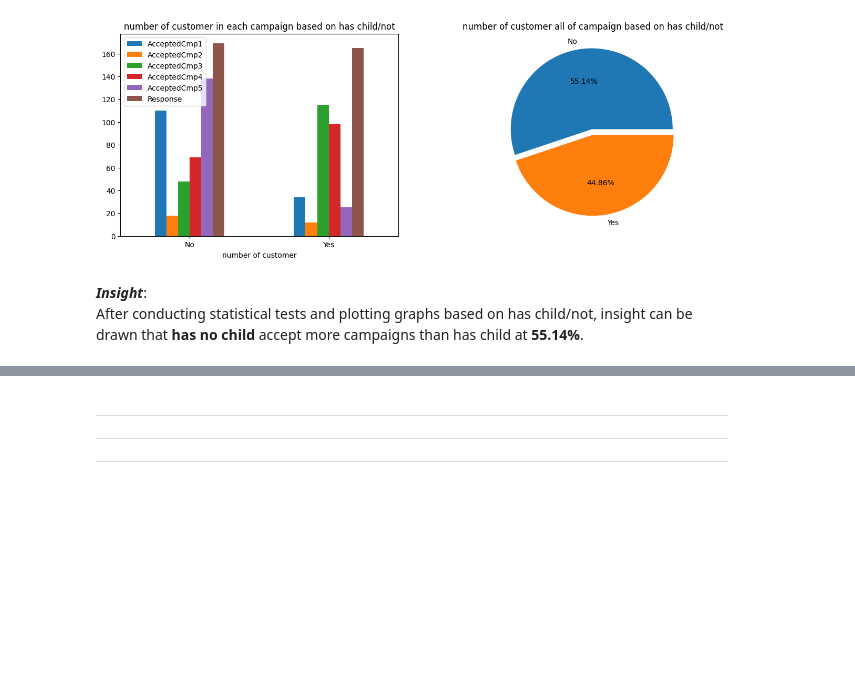
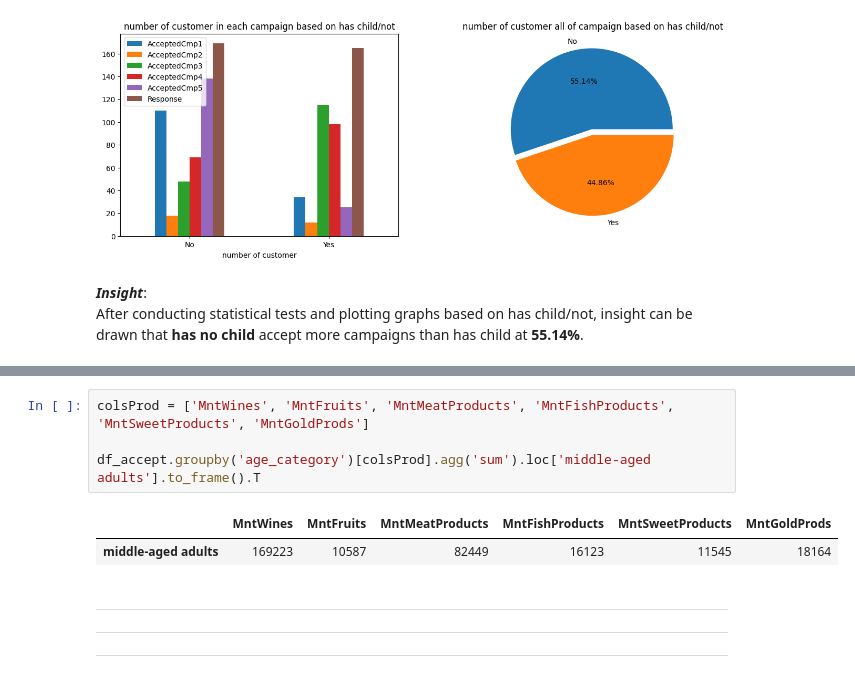
Before and after one commit to fnkhairudin/CapstoneProjectModul2, a Jupyter notebook: notebooks/2.0-fnk-data-analysis.ipynb, the cells around one changed output, grey strips where cells are left out. Drawn from its saved outputs; the diff is of its cells as text; blank space fills up the shorter version.

```diff
--- a/notebooks/2.0-fnk-data-analysis.ipynb
+++ b/notebooks/2.0-fnk-data-analysis.ipynb
@@ -759,3 +755,10 @@ After conducting statistical tests and plotting graphs based on has child/not, i
+# %%
+colsProd = ['MntWines', 'MntFruits', 'MntMeatProducts', 'MntFishProducts', 'MntSweetProducts', 'MntGoldProds']
+
+df_accept.groupby('age_category')[colsProd].agg('sum').loc['middle-aged adults'].to_frame().T
+# %% [output]
+|  | MntWines | MntFruits | MntMeatProducts | MntFishProducts | MntSweetProducts | MntGoldProds |
+| middle-aged adults | 169223 | 10587 | 82449 | 16123 | 11545 | 18164 |
 # %% [markdown]
 ----------
 ----------
```
Also changed, not shown: parts of 11 cells of this notebook.
